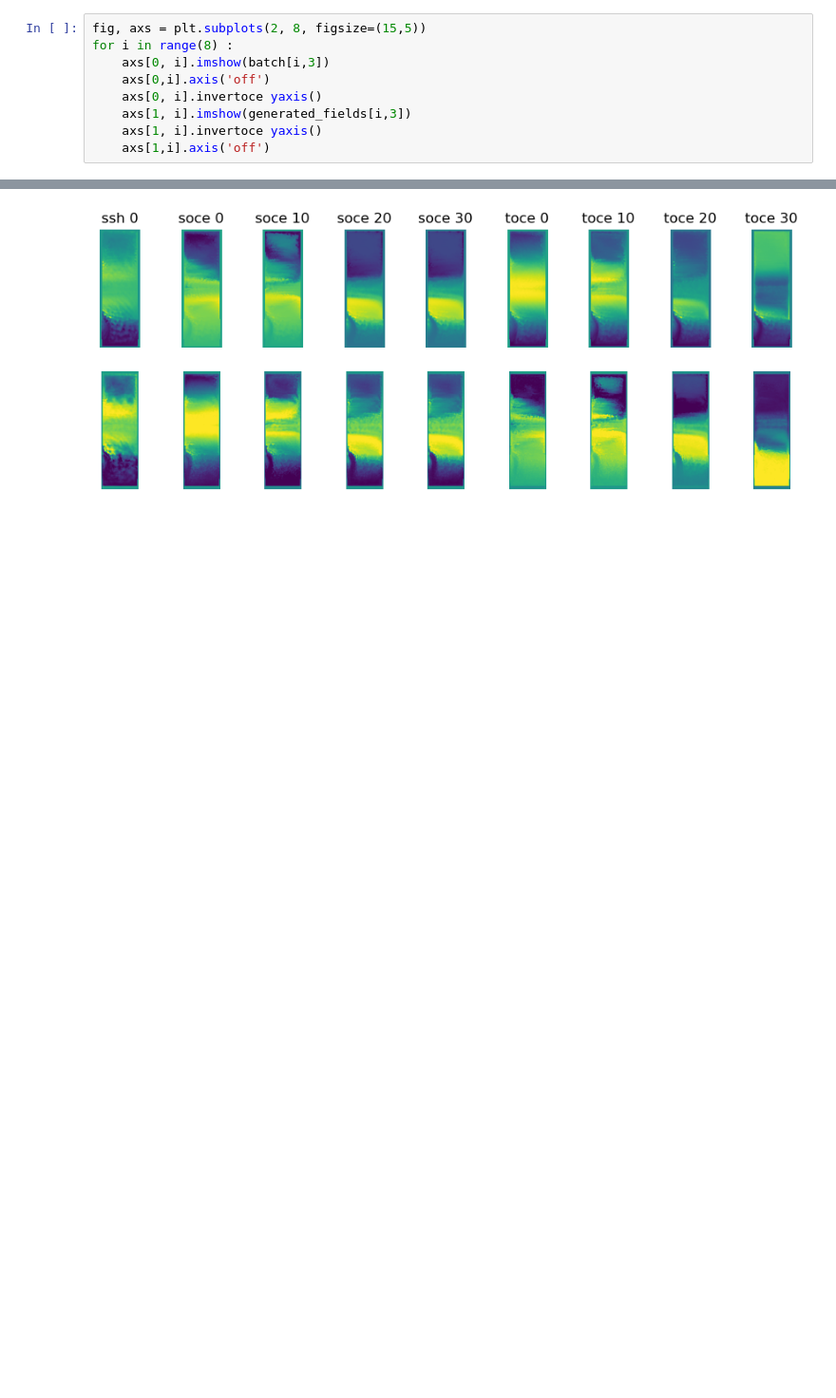
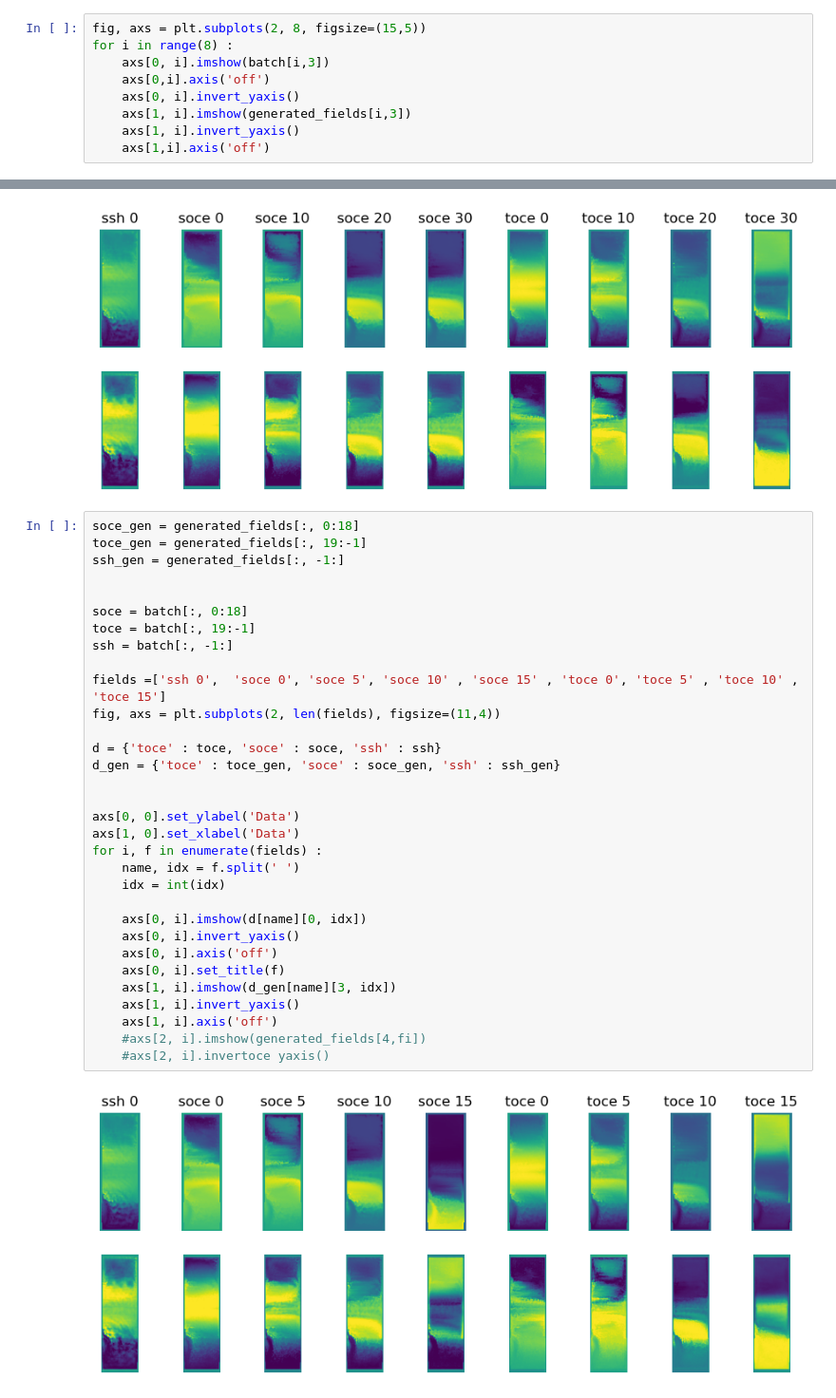
Before and after one commit to Etienne-Meunier/DINO-Fusion, a Jupyter notebook: Diffusion_Model/notebooks/Re-normalise-generated-data.ipynb, the cells around one changed output, grey strips where cells are left out. Shown at 95% size. Saved outputs shown, nothing was run; the diff lists cells and outputs as text; blank space fills up the shorter version.

```diff
--- a/Diffusion_Model/notebooks/Re-normalise-generated-data.ipynb
+++ b/Diffusion_Model/notebooks/Re-normalise-generated-data.ipynb
@@ -42,9 +131,9 @@ fig, axs = plt.subplots(2, 8, figsize=(15,5))
 for i in range(8) :
     axs[0, i].imshow(batch[i,3])
     axs[0,i].axis('off')
-    axs[0, i].invertoce yaxis()
+    axs[0, i].invert_yaxis()
     axs[1, i].imshow(generated_fields[i,3])
-    axs[1, i].invertoce yaxis()
+    axs[1, i].invert_yaxis()
     axs[1,i].axis('off')
 # %% [output]
 [figure]
@@ -66,3 +155,37 @@ for i, (f, fi) in enumerate(fields.items()) :
     #axs[2, i].invertoce yaxis()
 # %% [output]
 [figure]
+# %%
+soce_gen = generated_fields[:, 0:18]
+toce_gen = generated_fields[:, 19:-1]
+ssh_gen = generated_fields[:, -1:]
+
+
+soce = batch[:, 0:18]
+toce = batch[:, 19:-1]
+ssh = batch[:, -1:]
+
+fields =['ssh 0',  'soce 0', 'soce 5', 'soce 10' , 'soce 15' , 'toce 0', 'toce 5' , 'toce 10' , 'toce 15']
+fig, axs = plt.subplots(2, len(fields), figsize=(11,4))
+
+d = {'toce' : toce, 'soce' : soce, 'ssh' : ssh}
+d_gen = {'toce' : toce_gen, 'soce' : soce_gen, 'ssh' : ssh_gen}
+
+
+axs[0, 0].set_ylabel('Data')
+axs[1, 0].set_xlabel('Data')
+for i, f in enumerate(fields) :
+    name, idx = f.split(' ')
+    idx = int(idx)
+
+    axs[0, i].imshow(d[name][0, idx])
+    axs[0, i].invert_yaxis()
+    axs[0, i].axis('off')
+    axs[0, i].set_title(f)
+    axs[1, i].imshow(d_gen[name][3, idx])
+    axs[1, i].invert_yaxis()
+    axs[1, i].axis('off')
+    #axs[2, i].imshow(generated_fields[4,fi])
+    #axs[2, i].invertoce yaxis()
+# %% [output]
+[figure, added]
```
Also changed, not shown: parts of 26 cells of this notebook, 4 other files.
